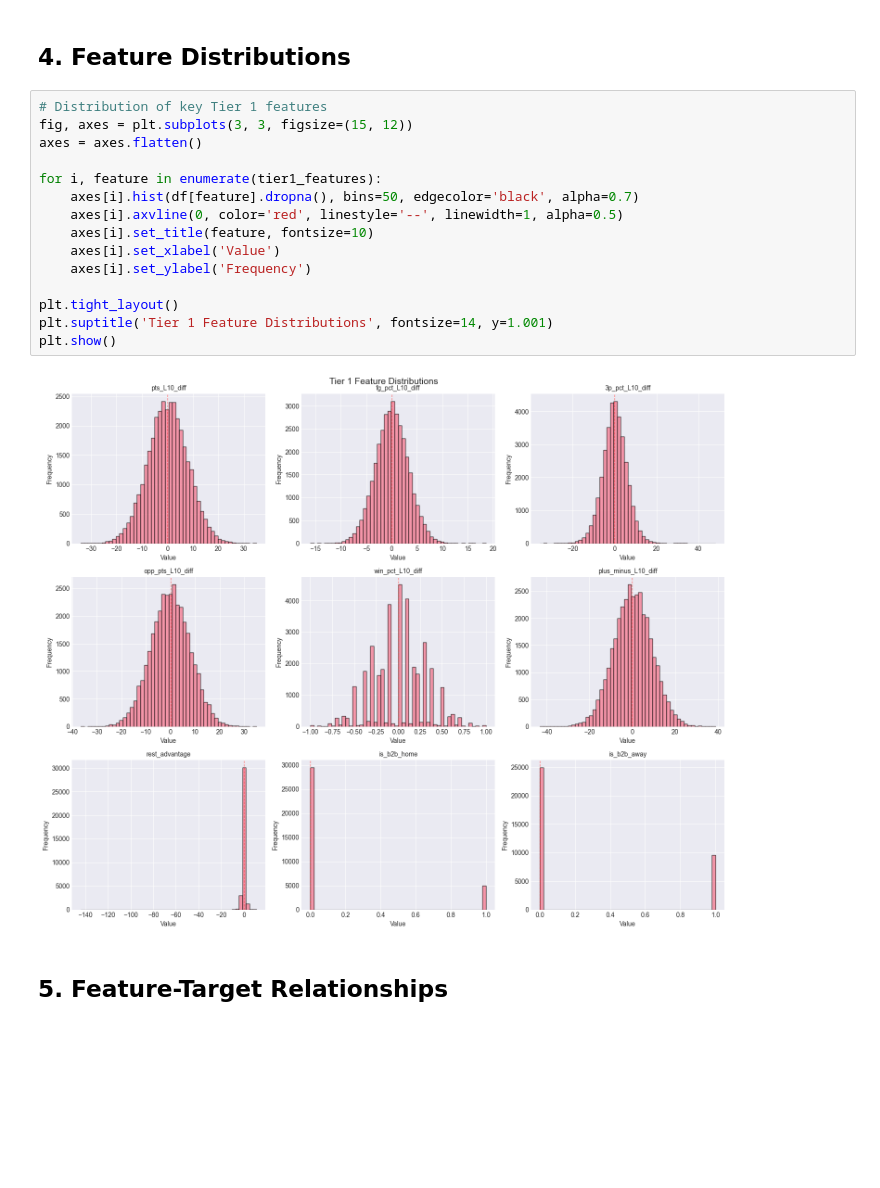
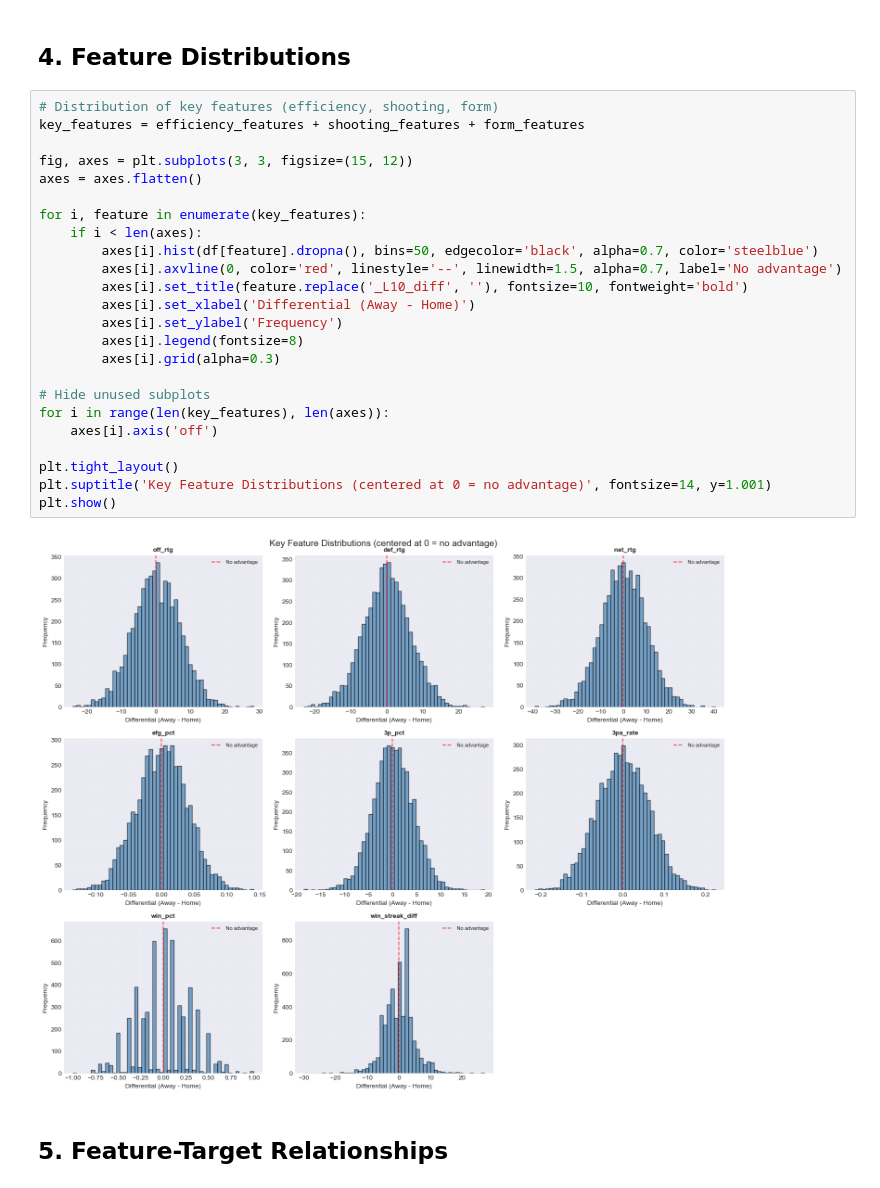
Before and after one commit to MichaelLi12321/NBA-winning-team-predictions, a Jupyter notebook: eda.ipynb, the cells around one changed output. Drawn from its saved outputs; the diff is of its cells as text; blank space fills up the shorter version.

```diff
--- a/eda.ipynb
+++ b/eda.ipynb
@@ -123,22 +179,31 @@ print(f"\n✓ Home court advantage (disadvantage for away team): {(0.5 - away_wi
 # %% [markdown]
 ## 4. Feature Distributions
 # %%
-# Distribution of key Tier 1 features
+# Distribution of key features (efficiency, shooting, form)
+key_features = efficiency_features + shooting_features + form_features
+
 fig, axes = plt.subplots(3, 3, figsize=(15, 12))
 axes = axes.flatten()
 
-for i, feature in enumerate(tier1_features):
-    axes[i].hist(df[feature].dropna(), bins=50, edgecolor='black', alpha=0.7)
-    axes[i].axvline(0, color='red', linestyle='--', linewidth=1, alpha=0.5)
-    axes[i].set_title(feature, fontsize=10)
-    axes[i].set_xlabel('Value')
-    axes[i].set_ylabel('Frequency')
+for i, feature in enumerate(key_features):
+    if i < len(axes):
+        axes[i].hist(df[feature].dropna(), bins=50, edgecolor='black', alpha=0.7, color='steelblue')
+        axes[i].axvline(0, color='red', linestyle='--', linewidth=1.5, alpha=0.7, label='No advantage')
+        axes[i].set_title(feature.replace('_L10_diff', ''), fontsize=10, fontweight='bold')
+        axes[i].set_xlabel('Differential (Away - Home)')
+        axes[i].set_ylabel('Frequency')
+        axes[i].legend(fontsize=8)
+        axes[i].grid(alpha=0.3)
+
+# Hide unused subplots
+for i in range(len(key_features), len(axes)):
+    axes[i].axis('off')
 
 plt.tight_layout()
-plt.suptitle('Tier 1 Feature Distributions', fontsize=14, y=1.001)
+plt.suptitle('Key Feature Distributions (centered at 0 = no advantage)', fontsize=14, y=1.001)
 plt.show()
 # %% [output]
-[figure, old version]
+[figure, new version]
 # %% [markdown]
 ## 5. Feature-Target Relationships
 # %%
```
Also changed, not shown: parts of 13 cells of this notebook, 1 other file.
